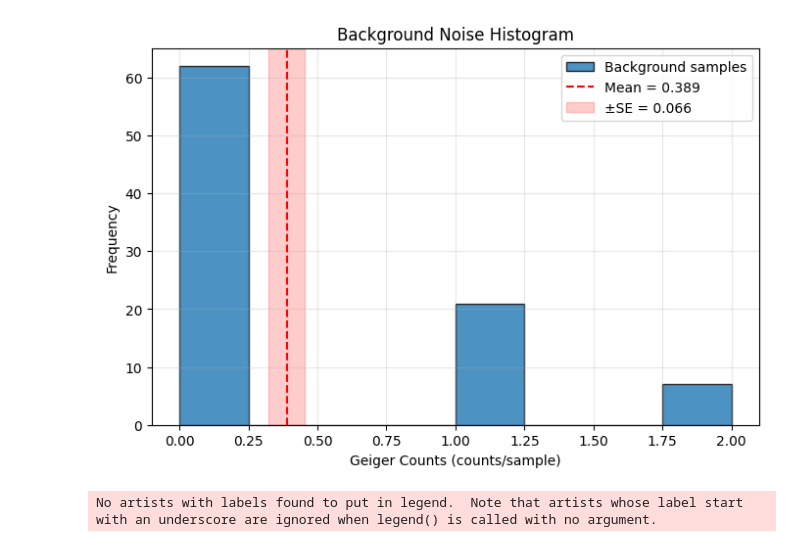
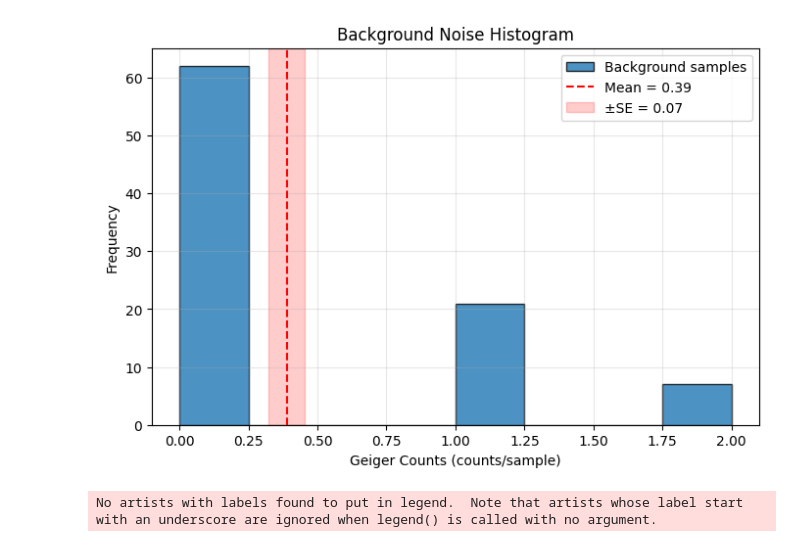
Before and after one commit to roznik20/geiger-lab, a Jupyter notebook: main.ipynb, the cells around one changed output. Cells and saved outputs as stored; diff of their text form; code cells hidden in the pictures.

```diff
--- a/main.ipynb
+++ b/main.ipynb
@@ -38,36 +38,36 @@ histogram_data_names = [
 noices = []
 for name in noise_names:
     data = df(f"noise/{name}.csv")[field_names[1]].to_numpy()
     avg_data = np.mean(data)
     noices.append(avg_data)
 
 noise = np.average(noices)
 
 noise_samples = np.concatenate(
     [df(f"noise/{n}.csv")[field_names[1]].to_numpy() for n in noise_names]
 )
 
 # Standard error of the mean (SEM)
 noise_mean = noise_samples.mean()
 noise_std = np.std(noise_samples, ddof=1)
 noise_se = noise_std / np.sqrt(len(noise_samples))
 
 plt.figure(figsize=(8, 5))
 plt.hist(noise_samples, bins="auto", edgecolor="black", alpha=0.8, label="Background samples")
-plt.axvline(noise_mean, color="red", linestyle="--", label=f"Mean = {noise_mean:.3f}")
-plt.axvspan(noise_mean - noise_se, noise_mean + noise_se, color="red", alpha=0.2, label=f"±SE = {noise_se:.3f}")
+plt.axvline(noise_mean, color="red", linestyle="--", label=f"Mean = {noise_mean:.2f}")
+plt.axvspan(noise_mean - noise_se, noise_mean + noise_se, color="red", alpha=0.2, label=f"±SE = {noise_se:.2f}")
 
 plt.title("Background Noise Histogram")
 plt.xlabel("Geiger Counts (counts/sample)")
 plt.ylabel("Frequency")
 plt.grid(alpha=0.3)
 plt.legend()
 
 
 
 plt.show()
 # %% [output]
-[figure, old version]
+[figure, new version]
 # %%
 # Extract distances and average counts per second from the runs dict
 distances = []
```
Also changed, not shown: parts of 3 cells of this notebook.
